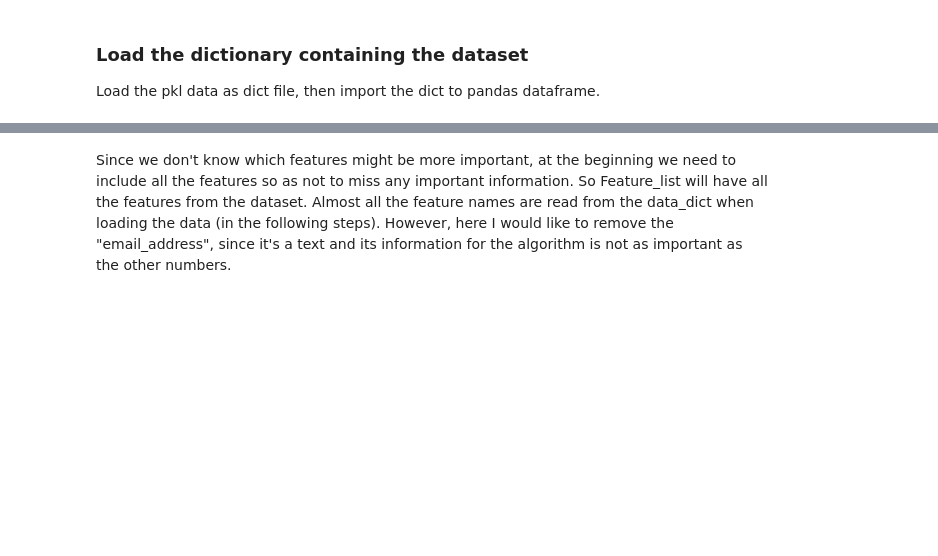
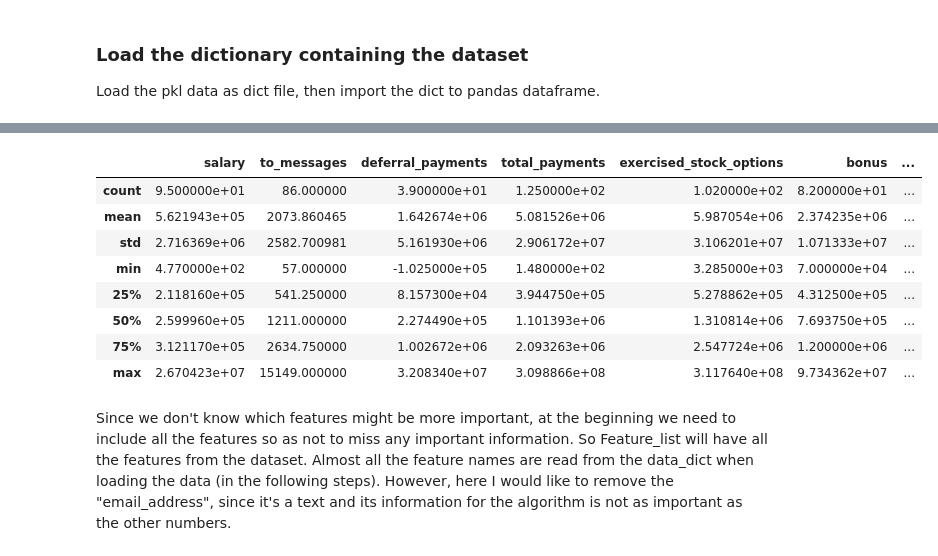
Before and after one commit to xmindata/Enron, a Jupyter notebook: Enron_fraud.ipynb, the cells around one changed output, grey strips where cells are left out. Cells and saved outputs as stored; diff of their text form; code cells hidden in the pictures; blank space fills up the shorter version.

```diff
--- a/Enron_fraud.ipynb
+++ b/Enron_fraud.ipynb
@@ -25,3 +62,15 @@ df = pd.DataFrame.from_dict(data_dict, orient='index', dtype=np.float)
+# %%
+df.describe()
+# %% [output]
+|  | salary | to_messages | deferral_payments | total_payments | exercised_stock_options | bonus | ... |
+| count | 9.500000e+01 | 86.000000 | 3.900000e+01 | 1.250000e+02 | 1.020000e+02 | 8.200000e+01 | ... |
+| mean | 5.621943e+05 | 2073.860465 | 1.642674e+06 | 5.081526e+06 | 5.987054e+06 | 2.374235e+06 | ... |
+| std | 2.716369e+06 | 2582.700981 | 5.161930e+06 | 2.906172e+07 | 3.106201e+07 | 1.071333e+07 | ... |
+| min | 4.770000e+02 | 57.000000 | -1.025000e+05 | 1.480000e+02 | 3.285000e+03 | 7.000000e+04 | ... |
+| 25% | 2.118160e+05 | 541.250000 | 8.157300e+04 | 3.944750e+05 | 5.278862e+05 | 4.312500e+05 | ... |
+| 50% | 2.599960e+05 | 1211.000000 | 2.274490e+05 | 1.101393e+06 | 1.310814e+06 | 7.693750e+05 | ... |
+| 75% | 3.121170e+05 | 2634.750000 | 1.002672e+06 | 2.093263e+06 | 2.547724e+06 | 1.200000e+06 | ... |
+| max | 2.670423e+07 | 15149.000000 | 3.208340e+07 | 3.098866e+08 | 3.117640e+08 | 9.734362e+07 | ... |
 # %% [markdown]
 Since we don't know which features might be more important,
 at the beginning we need to include all the features so as not to miss any important information.
```
Also changed, not shown: parts of 45 cells of this notebook.
